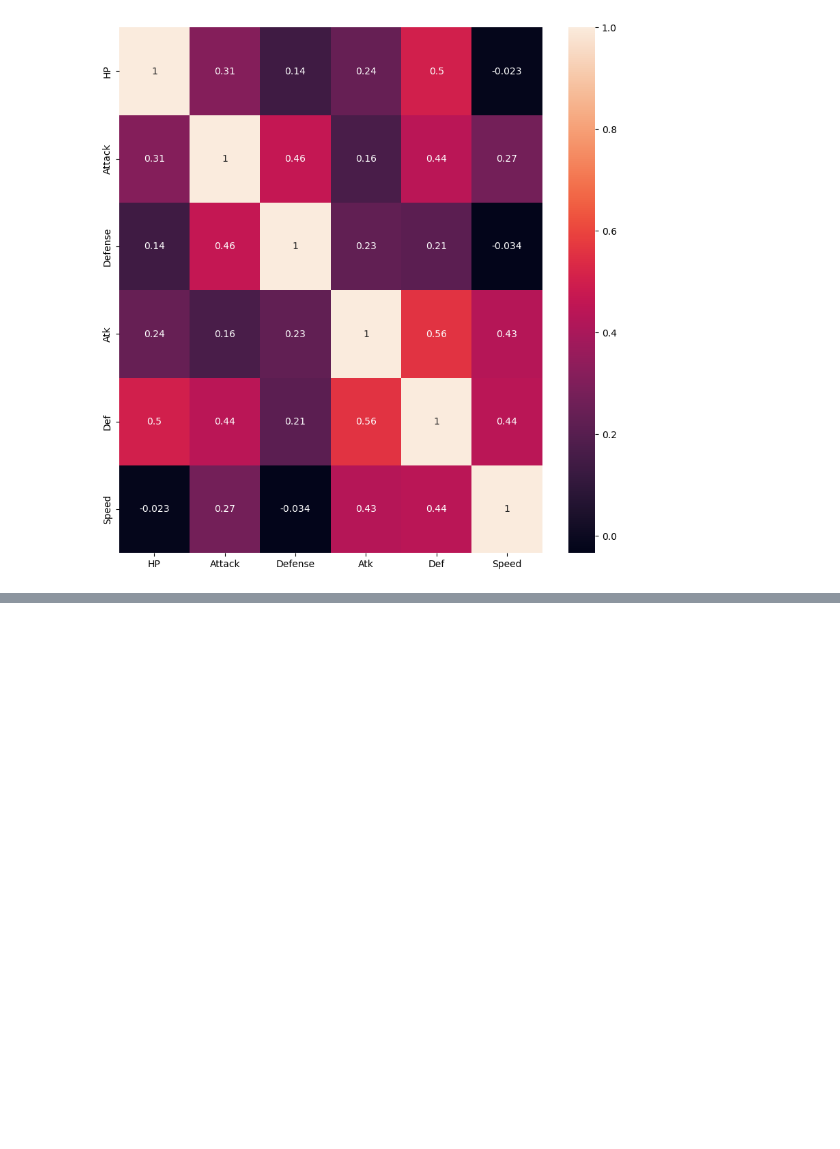
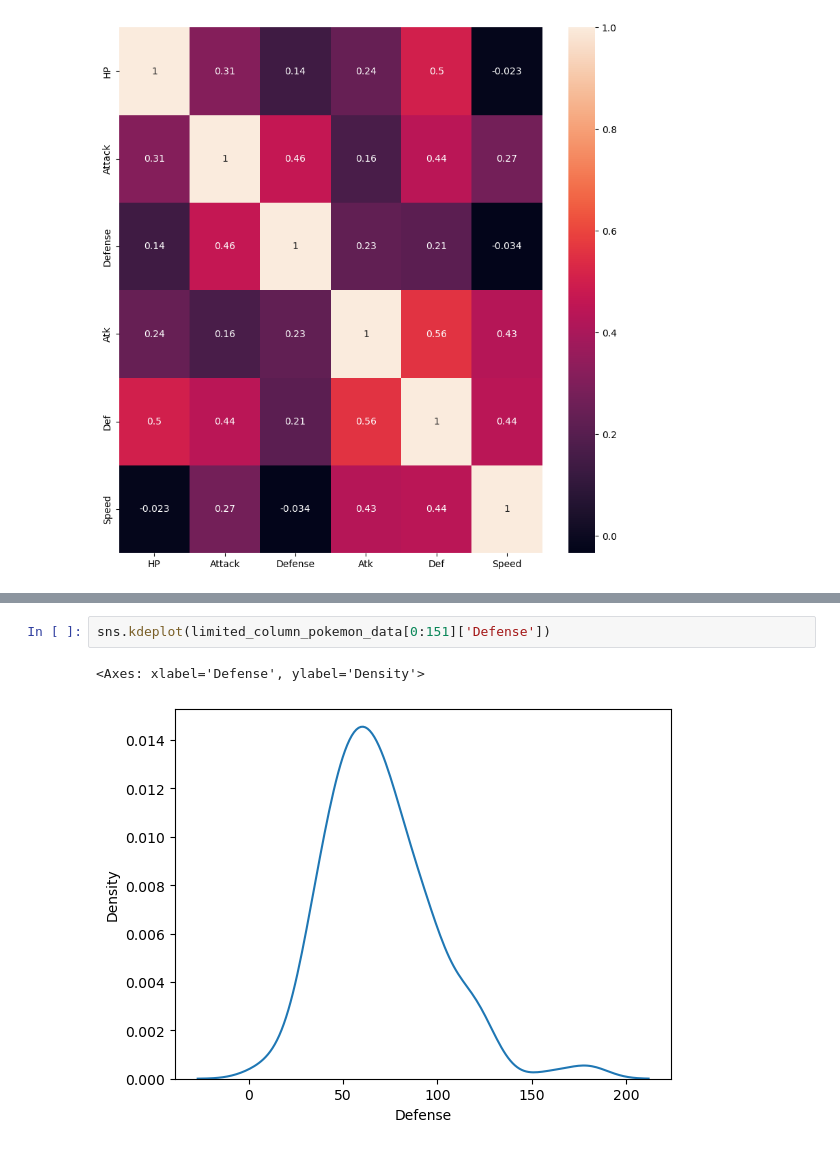
Before and after one commit to vishaltechevangelist/ds_bootcamp, a Jupyter notebook: notebooks/Week4-Seaborn.ipynb, the cells around one changed output, grey strips where cells are left out. Drawn from its saved outputs; the diff is of its cells as text; blank space fills up the shorter version.

```diff
--- a/notebooks/Week4-Seaborn.ipynb
+++ b/notebooks/Week4-Seaborn.ipynb
@@ -208,0 +244,5 @@ sns.heatmap(corr, annot=True)
+# %%
+sns.kdeplot(limited_column_pokemon_data[0:151]['Defense'])
+# %% [output]
+<Axes: xlabel='Defense', ylabel='Density'>
+[figure, added]
```
Also changed, not shown: parts of 17 cells of this notebook.
